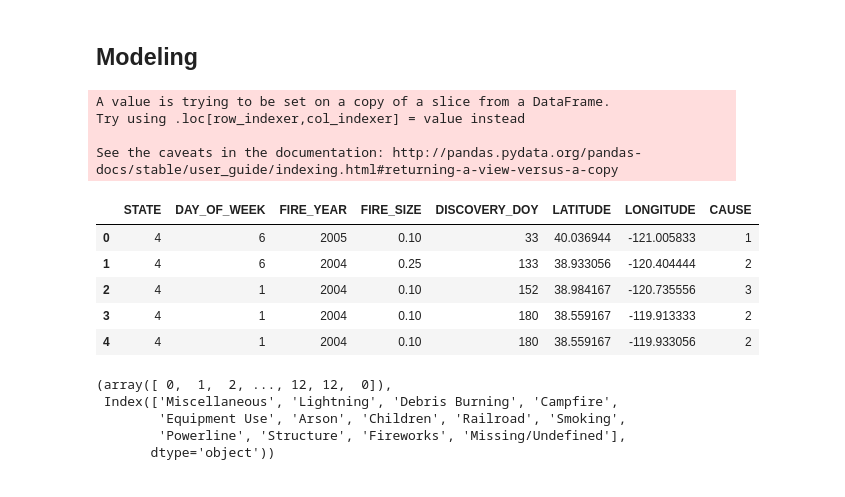
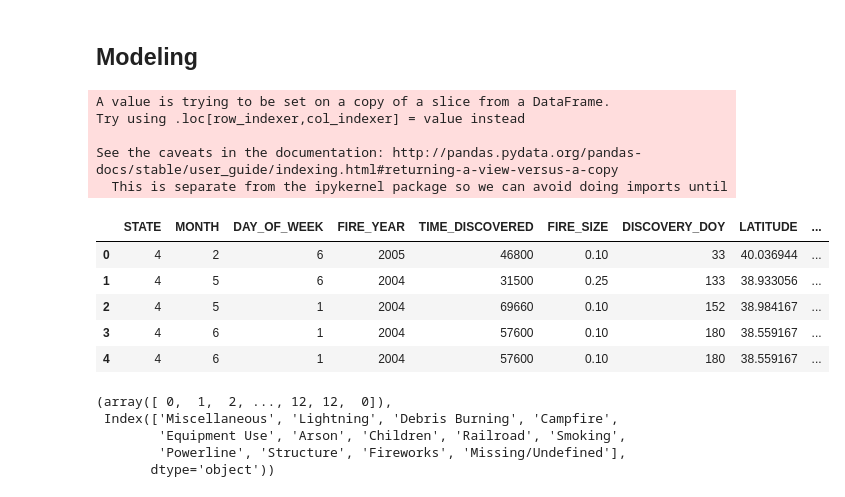
Before and after one commit to prajvalgupta/bds-project, a Jupyter notebook: Subhayu Codes/FinalProject-Wildfire.ipynb, the cells around one changed output. Cells and saved outputs as stored; diff of their text form; code cells hidden in the pictures.

```diff
--- a/Subhayu Codes/FinalProject-Wildfire.ipynb
+++ b/Subhayu Codes/FinalProject-Wildfire.ipynb
@@ -78,0 +86,6 @@ Index(['OBJECTID', 'FOD_ID', 'FPA_ID', 'SOURCE_SYSTEM_TYPE', 'SOURCE_SYSTEM',
+# %%
+def secondOfDay(x):
+    if x!=None:
+        return (datetime.datetime.strptime(x,'%H%M')-datetime.datetime.strptime('0000','%H%M')).seconds
+    else:
+        return 0
@@ -79,4 +99,5 @@ Index(['OBJECTID', 'FOD_ID', 'FPA_ID', 'SOURCE_SYSTEM_TYPE', 'SOURCE_SYSTEM',
 # %%
 df['DATE'] = pd.to_datetime(df['DISCOVERY_DATE'] - pd.Timestamp(0).to_julian_date(), unit='D')
+df['TIME_DISCOVERED'] = df['DISCOVERY_TIME'].apply(lambda x: secondOfDay(x))
 df['MONTH'] = pd.DatetimeIndex(df['DATE']).month
 df['DAY_OF_WEEK'] = df['DATE'].dt.weekday_name
@@ -121,6 +151,22 @@ plt.show()
 [figure]
 # %% [markdown]
 ## Modeling
+# %%
+def set_label(cat):
+    cause = 0
+    natural = ['Lightning']
+    accidental = ['Structure','Fireworks','Powerline','Railroad','Smoking','Children','Campfire','Equipment Use','Debris Burning']
+    malicious = ['Arson']
+    other = ['Missing/Undefined','Miscellaneous']
+    if cat in natural:
+        cause = 1
+    elif cat in accidental:
+        cause = 2
+    elif cat in malicious:
+        cause = 3
+    else:
+        cause = 4
+    return cause
 # %%
 le = LabelEncoder()
 df['STATE'] = le.fit_transform(df['STATE'])
@@ -128,15 +175,17 @@ df['DAY_OF_WEEK'] = le.fit_transform(df['DAY_OF_WEEK'])
 # %%
-main=df[['STATE','DAY_OF_WEEK','FIRE_YEAR', 'FIRE_SIZE', 'DISCOVERY_DOY', 'LATITUDE', 'LONGITUDE']]
-main['CAUSE'] = pd.factorize(df['STAT_CAUSE_DESCR'])[0] + 1
+main=df[['STATE','MONTH','DAY_OF_WEEK','FIRE_YEAR', 'TIME_DISCOVERED', 'FIRE_SIZE', 'DISCOVERY_DOY', 'LATITUDE', 'LONGITUDE']]
+# main['CAUSE'] = pd.factorize(df['STAT_CAUSE_DESCR'])[0] + 1
+main['CAUSE'] = df['STAT_CAUSE_DESCR'].apply(lambda x: set_label(x))
 main.head()
 # %% [output]
 A value is trying to be set on a copy of a slice from a DataFrame.
 Try using .loc[row_indexer,col_indexer] = value instead
 
 See the caveats in the documentation: http://pandas.pydata.org/pandas-docs/stable/user_guide/indexing.html#returning-a-view-versus-a-copy
+  This is separate from the ipykernel package so we can avoid doing imports until
-|  | STATE | DAY_OF_WEEK | FIRE_YEAR | FIRE_SIZE | DISCOVERY_DOY | LATITUDE | LONGITUDE | CAUSE |
-| 0 | 4 | 6 | 2005 | 0.10 | 33 | 40.036944 | -121.005833 | 1 |
-| 1 | 4 | 6 | 2004 | 0.25 | 133 | 38.933056 | -120.404444 | 2 |
-| 2 | 4 | 1 | 2004 | 0.10 | 152 | 38.984167 | -120.735556 | 3 |
-| 3 | 4 | 1 | 2004 | 0.10 | 180 | 38.559167 | -119.913333 | 2 |
-| 4 | 4 | 1 | 2004 | 0.10 | 180 | 38.559167 | -119.933056 | 2 |
+|  | STATE | MONTH | DAY_OF_WEEK | FIRE_YEAR | TIME_DISCOVERED | FIRE_SIZE | DISCOVERY_DOY | LATITUDE | ... |
+| 0 | 4 | 2 | 6 | 2005 | 46800 | 0.10 | 33 | 40.036944 | ... |
+| 1 | 4 | 5 | 6 | 2004 | 31500 | 0.25 | 133 | 38.933056 | ... |
+| 2 | 4 | 5 | 1 | 2004 | 69660 | 0.10 | 152 | 38.984167 | ... |
+| 3 | 4 | 6 | 1 | 2004 | 57600 | 0.10 | 180 | 38.559167 | ... |
+| 4 | 4 | 6 | 1 | 2004 | 57600 | 0.10 | 180 | 38.559167 | ... |
```
Also changed, not shown: parts of 27 cells of this notebook.
